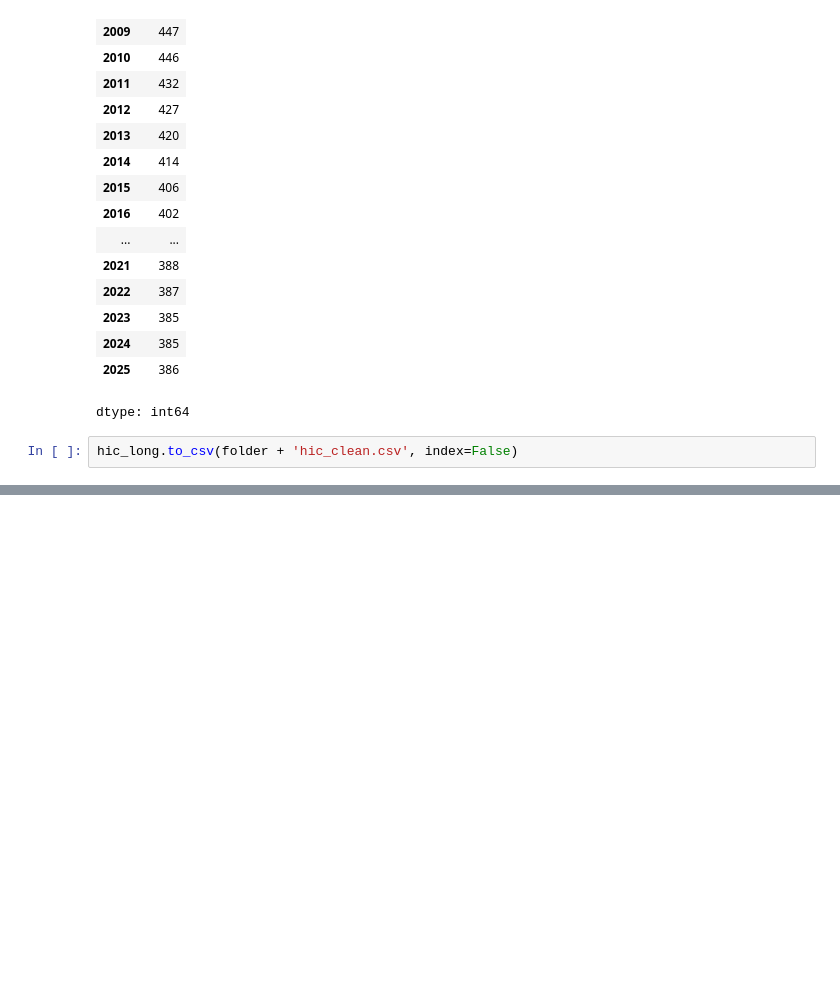
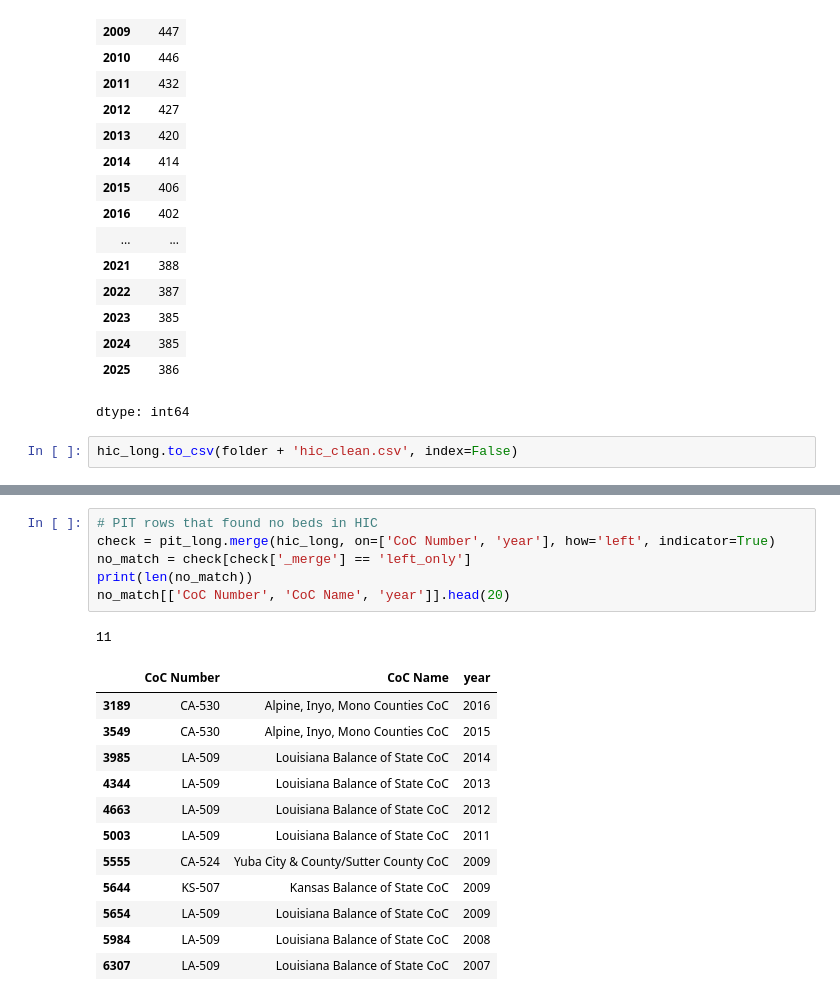
Before and after one commit to hmsealy/Capstone-Data-science-Class-, a Jupyter notebook: homeless.ipynb, the cells around one changed output, grey strips where cells are left out. Saved outputs shown, nothing was run; the diff lists cells and outputs as text; blank space fills up the shorter version.

```diff
--- a/homeless.ipynb
+++ b/homeless.ipynb
@@ -641,0 +687,20 @@ hic_long.to_csv(folder + 'hic_clean.csv', index=False)
+# %%
+# PIT rows that found no beds in HIC
+check = pit_long.merge(hic_long, on=['CoC Number', 'year'], how='left', indicator=True)
+no_match = check[check['_merge'] == 'left_only']
+print(len(no_match))
+no_match[['CoC Number', 'CoC Name', 'year']].head(20)
+# %% [output]
+11
+|  | CoC Number | CoC Name | year |
+| 3189 | CA-530 | Alpine, Inyo, Mono Counties CoC | 2016 |
+| 3549 | CA-530 | Alpine, Inyo, Mono Counties CoC | 2015 |
+| 3985 | LA-509 | Louisiana Balance of State CoC | 2014 |
+| 4344 | LA-509 | Louisiana Balance of State CoC | 2013 |
+| 4663 | LA-509 | Louisiana Balance of State CoC | 2012 |
+| 5003 | LA-509 | Louisiana Balance of State CoC | 2011 |
+| 5555 | CA-524 | Yuba City & County/Sutter County CoC | 2009 |
+| 5644 | KS-507 | Kansas Balance of State CoC | 2009 |
+| 5654 | LA-509 | Louisiana Balance of State CoC | 2009 |
+| 5984 | LA-509 | Louisiana Balance of State CoC | 2008 |
+| 6307 | LA-509 | Louisiana Balance of State CoC | 2007 |
```
Also changed, not shown: parts of 4 cells of this notebook.
